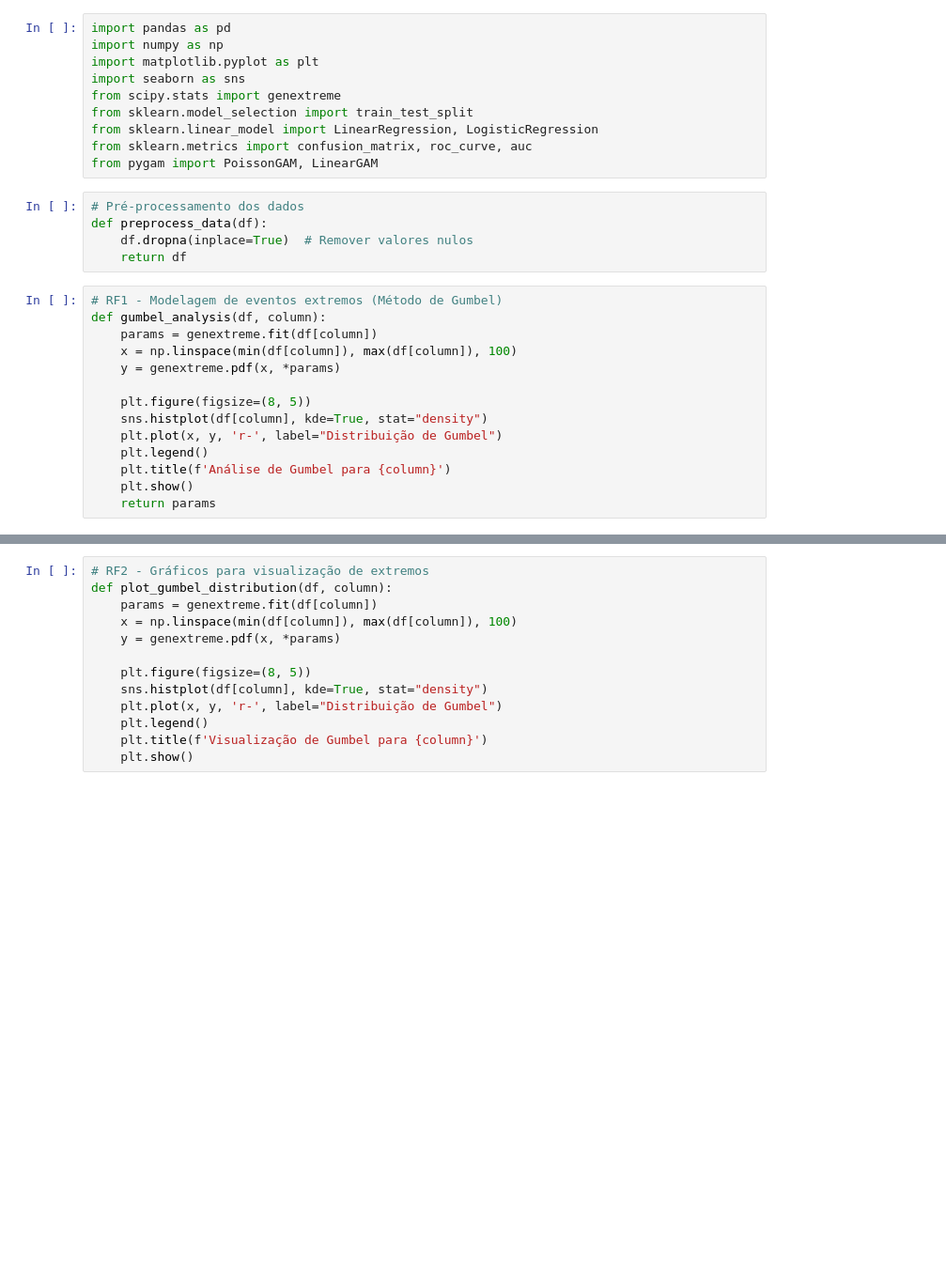
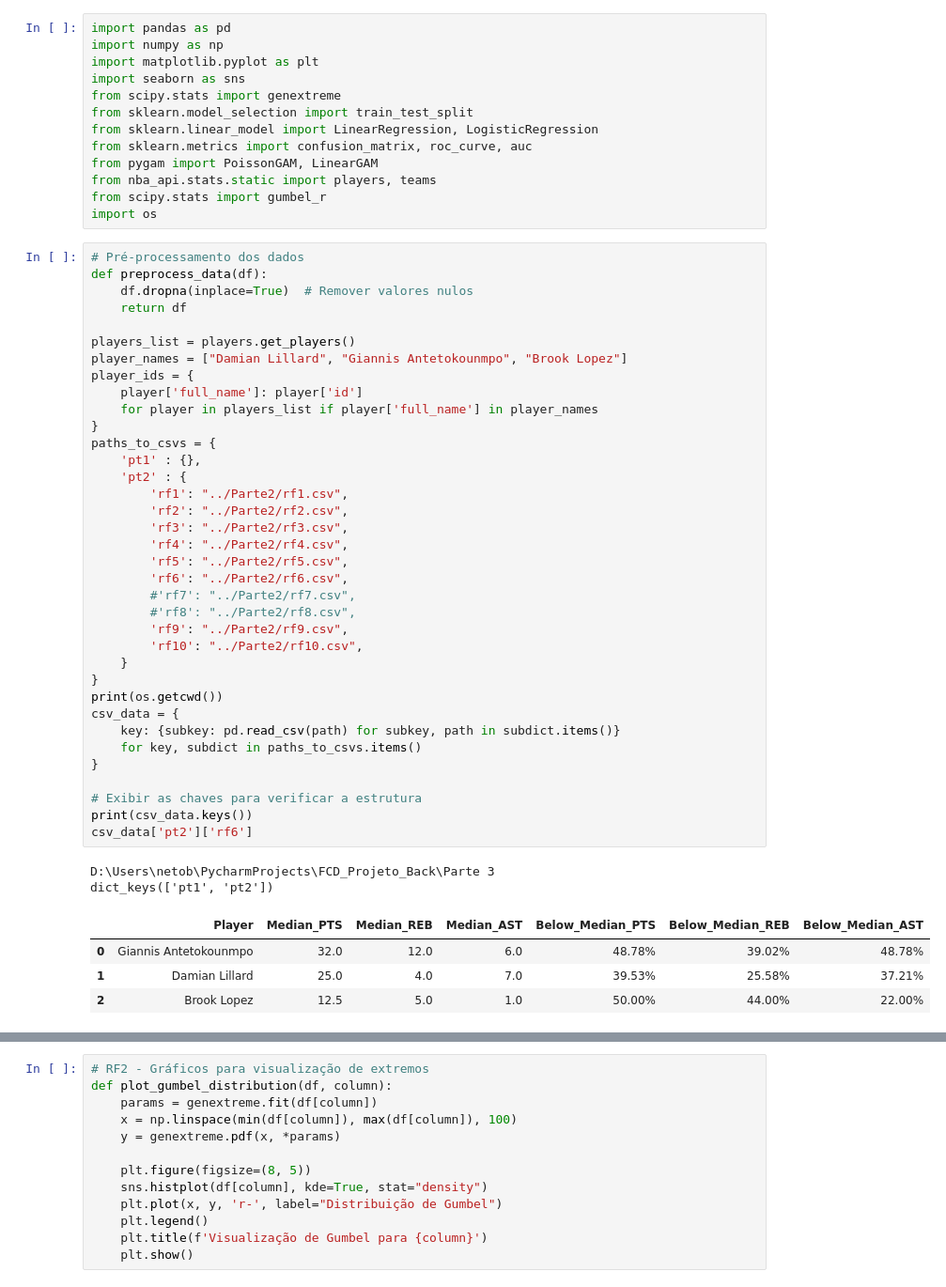
Before and after one commit to DavyEugenio/FCD_Projeto_Back, a Jupyter notebook: Parte 3/PROJETO_CD_PT3.ipynb, the cells around one changed output, grey strips where cells are left out. Shown at 94% size. Drawn from its saved outputs; the diff is of its cells as text; blank space fills up the shorter version.

```diff
--- a/Parte 3/PROJETO_CD_PT3.ipynb
+++ b/Parte 3/PROJETO_CD_PT3.ipynb
@@ -8,22 +8,49 @@ from sklearn.model_selection import train_test_split
 from sklearn.linear_model import LinearRegression, LogisticRegression
 from sklearn.metrics import confusion_matrix, roc_curve, auc
 from pygam import PoissonGAM, LinearGAM
+from nba_api.stats.static import players, teams
+from scipy.stats import gumbel_r
+import os
-# %%
-# Pré-processamento dos dados
-def preprocess_data(df):
-    df.dropna(inplace=True)  # Remover valores nulos
-    return df
-# %%
-# RF1 - Modelagem de eventos extremos (Método de Gumbel)
-def gumbel_analysis(df, column):
-    params = genextreme.fit(df[column])
-    x = np.linspace(min(df[column]), max(df[column]), 100)
-    y = genextreme.pdf(x, *params)
-
-    plt.figure(figsize=(8, 5))
-    sns.histplot(df[column], kde=True, stat="density")
-    plt.plot(x, y, 'r-', label="Distribuição de Gumbel")
-    plt.legend()
-    plt.title(f'Análise de Gumbel para {column}')
-    plt.show()
-    return params
+# %%
+# Pré-processamento dos dados
+def preprocess_data(df):
+    df.dropna(inplace=True)  # Remover valores nulos
+    return df
+
+players_list = players.get_players()
+player_names = ["Damian Lillard", "Giannis Antetokounmpo", "Brook Lopez"]
+player_ids = {
+    player['full_name']: player['id']
+    for player in players_list if player['full_name'] in player_names
+}
+paths_to_csvs = {
+    'pt1' : {},
+    'pt2' : {
+        'rf1': "../Parte2/rf1.csv",
+        'rf2': "../Parte2/rf2.csv",
+        'rf3': "../Parte2/rf3.csv",
+        'rf4': "../Parte2/rf4.csv",
+        'rf5': "../Parte2/rf5.csv",
+        'rf6': "../Parte2/rf6.csv",
+        #'rf7': "../Parte2/rf7.csv",
+        #'rf8': "../Parte2/rf8.csv",
+        'rf9': "../Parte2/rf9.csv",
+        'rf10': "../Parte2/rf10.csv",
+    }
+}
+print(os.getcwd())
+csv_data = {
+    key: {subkey: pd.read_csv(path) for subkey, path in subdict.items()}
+    for key, subdict in paths_to_csvs.items()
+}
+
+# Exibir as chaves para verificar a estrutura
+print(csv_data.keys())
+csv_data['pt2']['rf6']
+# %% [output]
+D:\Users\netob\PycharmProjects\FCD_Projeto_Back\Parte 3
+dict_keys(['pt1', 'pt2'])
+|  | Player | Median_PTS | Median_REB | Median_AST | Below_Median_PTS | Below_Median_REB | Below_Median_AST |
+| 0 | Giannis Antetokounmpo | 32.0 | 12.0 | 6.0 | 48.78% | 39.02% | 48.78% |
+| 1 | Damian Lillard | 25.0 | 4.0 | 7.0 | 39.53% | 25.58% | 37.21% |
+| 2 | Brook Lopez | 12.5 | 5.0 | 1.0 | 50.00% | 44.00% | 22.00% |
```
Also changed, not shown: parts of 2 cells of this notebook, 3 other files.
